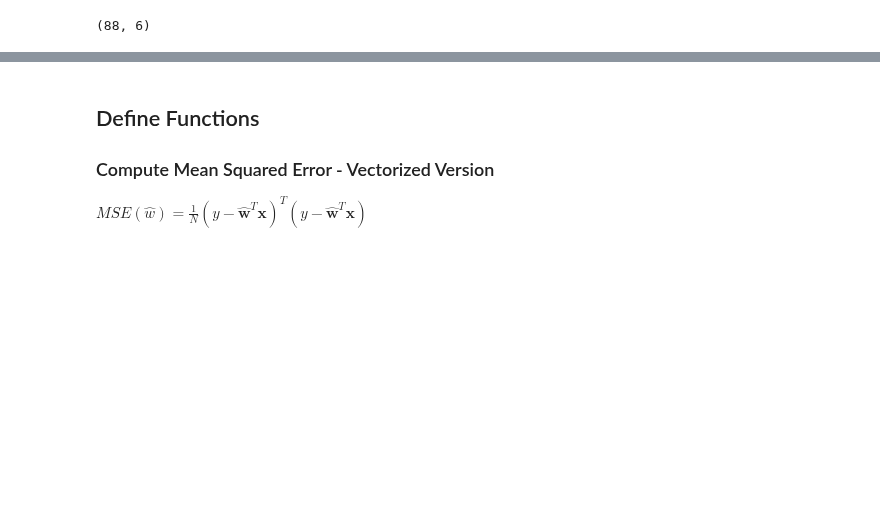
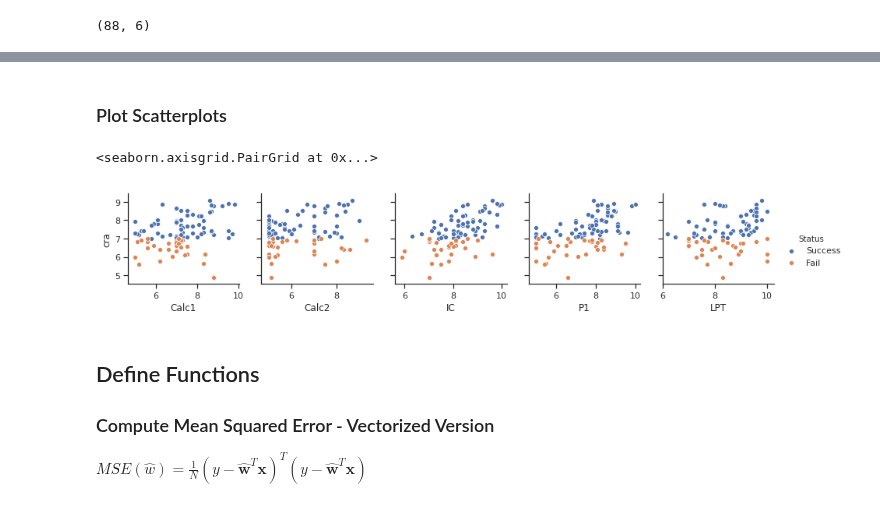
Before and after one commit to guilhermemg/ml-mestrado, a Jupyter notebook: notebooks/assignment-2.ipynb, the cells around one changed output, grey strips where cells are left out. Drawn from its saved outputs; the diff is of its cells as text; code cells hidden in the pictures; blank space fills up the shorter version.

```diff
--- a/notebooks/assignment-2.ipynb
+++ b/notebooks/assignment-2.ipynb
@@ -17,6 +17,9 @@ import sklearn as sc
 
 import matplotlib.pyplot as plt
 from mpl_toolkits.mplot3d import Axes3D
+
+import seaborn as sns
+sns.set(style="ticks")
 # %% [markdown]
 # Load Data
 # %%
@@ -36,3 +39,7 @@ grades_df.head()
 grades_df.shape
 # %% [output]
 (88, 6)
+# %%
+grades_df_aux = pd.DataFrame(grades_df)
+grades_df_aux['Status'] = grades_df_aux.cra.apply(lambda x:  "Success" if x >= 7 else "Fail")
+grades_df_aux.head()
@@ -39,3 +53,10 @@ grades_df.shape
+# %% [markdown]
+### Plot Scatterplots
+# %%
+sns.pairplot(grades_df_aux, hue="Status", y_vars=['cra'], x_vars=['Calc1', 'Calc2','IC','P1','LPT'])
+# %% [output]
+<seaborn.axisgrid.PairGrid at 0x...>
+[figure, added]
 # %% [markdown]
 ## Define Functions
 
```
Also changed, not shown: parts of 8 cells of this notebook, 1 other file.
